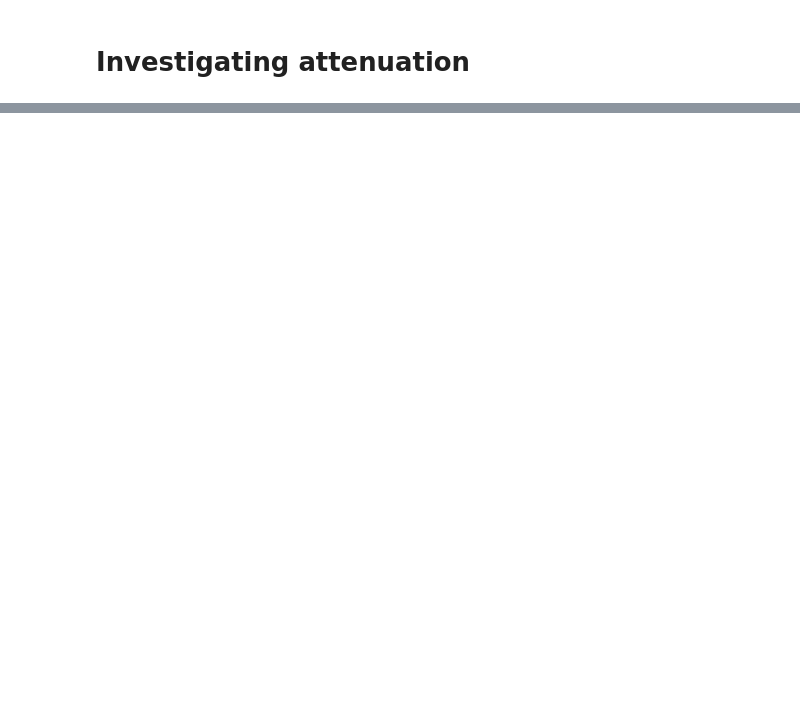
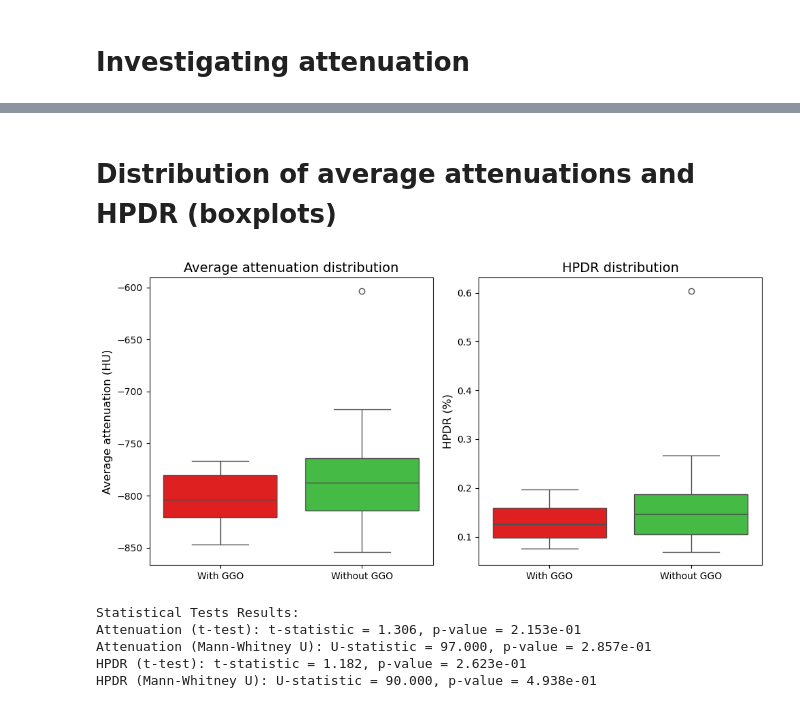
Before and after one commit to JaSeKii/BachelorProject, a Jupyter notebook: PreliminaryStudies/attenuation_study.ipynb, the cells around one changed output, grey strips where cells are left out. Drawn from its saved outputs; the diff is of its cells as text; code cells hidden in the pictures; blank space fills up the shorter version.

```diff
--- a/PreliminaryStudies/attenuation_study.ipynb
+++ b/PreliminaryStudies/attenuation_study.ipynb
@@ -150,0 +133,75 @@ plt.show()
+# %% [markdown]
+# Distribution of average attenuations and HPDR (boxplots)
+# %%
+# Define colors and labels
+custom_palette = {'Without GGO': 'limegreen', 'With GGO': 'red'}
+
+# Create a copy of the dataframe with labels mapped for prettier x-axis
+df['Group'] = df['label'].map({'wo_ggo': 'Without GGO', 'w_ggo': 'With GGO'})
+
+# Create subplots
+fig, (ax1, ax2) = plt.subplots(1, 2, figsize=(10, 5))
+
+# Boxplot: attenuation
+sns.boxplot(
+    data=df,
+    x='Group',  # Use 'Group' for x-axis
+    y='average_attenuation',
+    hue='Group',  # Assign 'Group' to hue
+    palette=custom_palette,
+    ax=ax1,
+    legend=False  # Disable the legend
+)
+ax1.set_xlabel('', fontsize=12)
+ax1.set_ylabel('Average attenuation (HU)', fontsize=12)
+ax1.set_title('Average attenuation distribution', fontsize=14)
+
+# Boxplot: HPDR
+sns.boxplot(
+    data=df,
+    x='Group',
+    y='hpdr',
+    hue='Group',
+    palette=custom_palette,
+    ax=ax2,
+    legend=False  # Disable the legend
+)
+ax2.set_xlabel('', fontsize=12)
+ax2.set_ylabel('HPDR (%)', fontsize=12)
+ax2.set_title('HPDR distribution', fontsize=14)
+
+# Adjust layout
+plt.tight_layout()
+plt.show()
+# %% [output]
+[figure, added]
+# %%
+from scipy.stats import ttest_ind, mannwhitneyu
+
+# Split the data into two groups for both metrics
+group_wo_ggo_attenuation = df[df['label'] == 'wo_ggo']['average_attenuation']
+group_w_ggo_attenuation = df[df['label'] == 'w_ggo']['average_attenuation']
+
+group_wo_ggo_hpdr = df[df['label'] == 'wo_ggo']['hpdr']
+group_w_ggo_hpdr = df[df['label'] == 'w_ggo']['hpdr']
+
+# Perform Independent Samples t-test
+t_stat_attenuation, p_value_attenuation = ttest_ind(group_wo_ggo_attenuation, group_w_ggo_attenuation, equal_var=False)
+t_stat_hpdr, p_value_hpdr = ttest_ind(group_wo_ggo_hpdr, group_w_ggo_hpdr, equal_var=False)
+
+# Perform Mann-Whitney U Test
+u_stat_attenuation, p_u_attenuation = mannwhitneyu(group_wo_ggo_attenuation, group_w_ggo_attenuation, alternative='two-sided')
+u_stat_hpdr, p_u_hpdr = mannwhitneyu(group_wo_ggo_hpdr, group_w_ggo_hpdr, alternative='two-sided')
+
+# Print the results
+print("Statistical Tests Results:")
+print(f"Attenuation (t-test): t-statistic = {t_stat_attenuation:.3f}, p-value = {p_value_attenuation:.3e}")
+print(f"Attenuation (Mann-Whitney U): U-statistic = {u_stat_attenuation:.3f}, p-value = {p_u_attenuation:.3e}")
+print(f"HPDR (t-test): t-statistic = {t_stat_hpdr:.3f}, p-value = {p_value_hpdr:.3e}")
+print(f"HPDR (Mann-Whitney U): U-statistic = {u_stat_hpdr:.3f}, p-value = {p_u_hpdr:.3e}")
+# %% [output]
+Statistical Tests Results:
+Attenuation (t-test): t-statistic = 1.306, p-value = 2.153e-01
+Attenuation (Mann-Whitney U): U-statistic = 97.000, p-value = 2.857e-01
+HPDR (t-test): t-statistic = 1.182, p-value = 2.623e-01
+HPDR (Mann-Whitney U): U-statistic = 90.000, p-value = 4.938e-01
```
Also changed, not shown: parts of 5 cells of this notebook.
